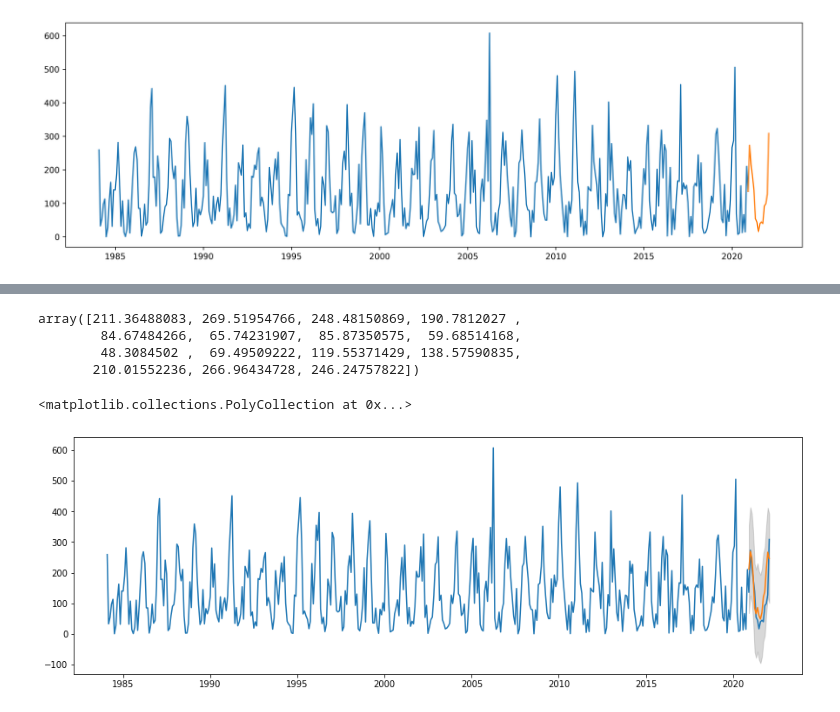
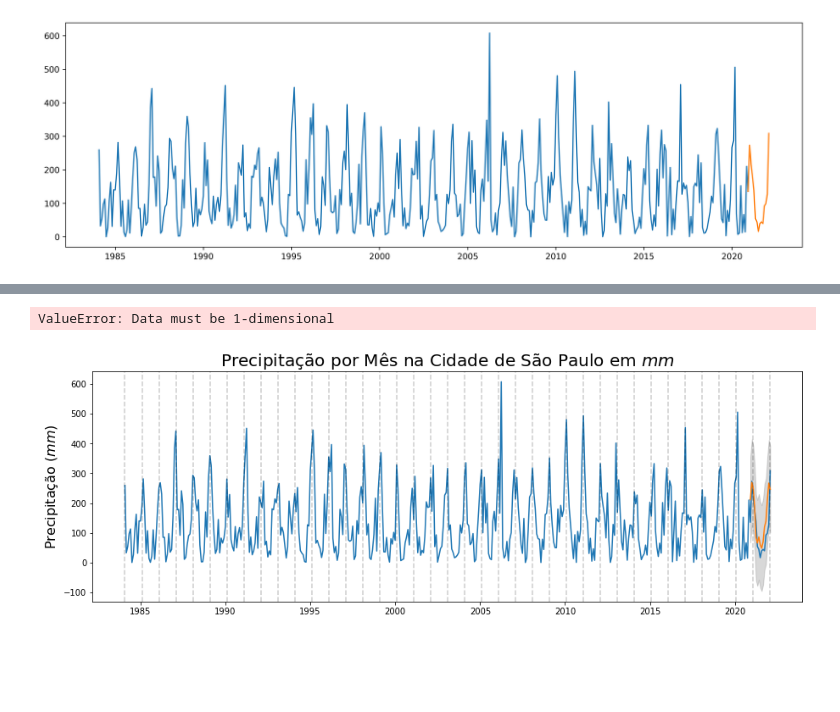
Before and after one commit to matheus-alv/time_series_precipitation, a Jupyter notebook: sarima_rainfall.ipynb, the cells around one changed output, grey strips where cells are left out. Saved outputs shown, nothing was run; the diff lists cells and outputs as text; code cells hidden in the pictures; blank space fills up the shorter version.

```diff
--- a/sarima_rainfall.ipynb
+++ b/sarima_rainfall.ipynb
@@ -210,20 +217,21 @@ prediction, confint = model.predict(n_periods=15, return_conf_int=True)
 # %%
-prediction
+d = {"Dates": dates, "Precipitation": prediction}
+df = pd.DataFrame(d)
 # %% [output]
-array([211.36488083, 269.51954766, 248.48150869, 190.7812027 ,
-        84.67484266,  65.74231907,  85.87350575,  59.68514168,
-        48.3084502 ,  69.49509222, 119.55371429, 138.57590835,
-       210.01552236, 266.96434728, 246.24757822])
+ValueError: Data must be 1-dimensional
 # %%
 cf= pd.DataFrame(confint)
 # %%
 prediction_series = pd.Series(prediction,index=test.index)
 fig, ax = plt.subplots(1, 1, figsize=(15, 5))
 ax.plot(rainfall)
 ax.plot(prediction_series)
+plt.title('Precipitação por Mês na Cidade de São Paulo em $mm$', fontsize=20)
+plt.ylabel('Precipitação ($mm$)', fontsize=16)
 ax.fill_between(prediction_series.index,
                 cf[0],
                 cf[1],color='grey',alpha=.3)
+for year in range(start_date.year,2023):
+        plt.axvline(pd.to_datetime('31-1-' + str(year)), color='k', linestyle='--', alpha=0.2)
 # %% [output]
-<matplotlib.collections.PolyCollection at 0x...>
-[figure, old version]
+[figure, new version]
```
Also changed, not shown: parts of 6 cells of this notebook.
